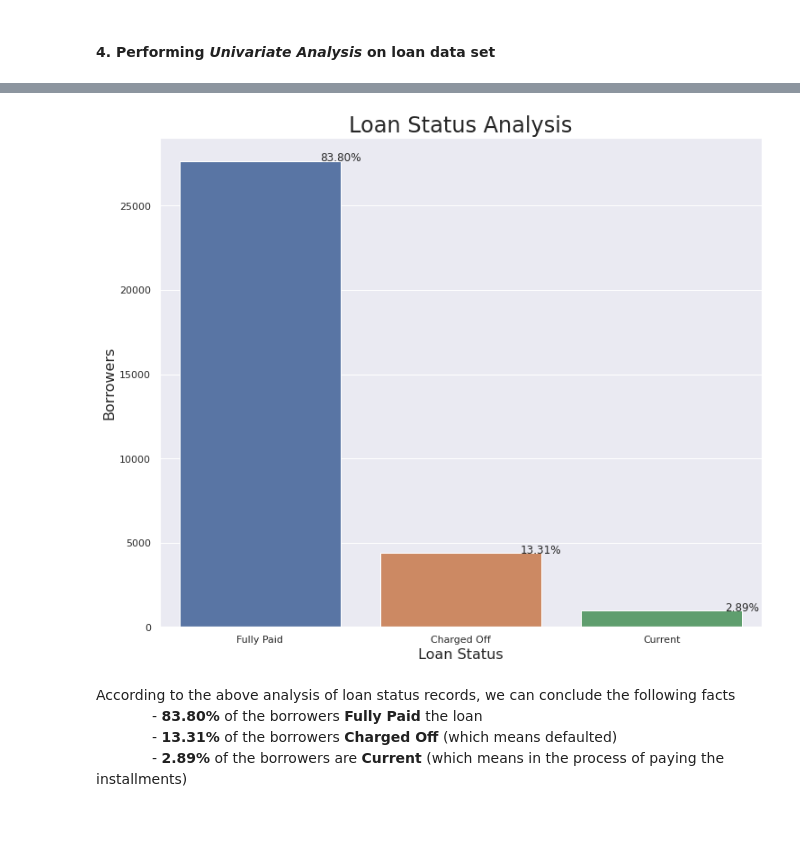
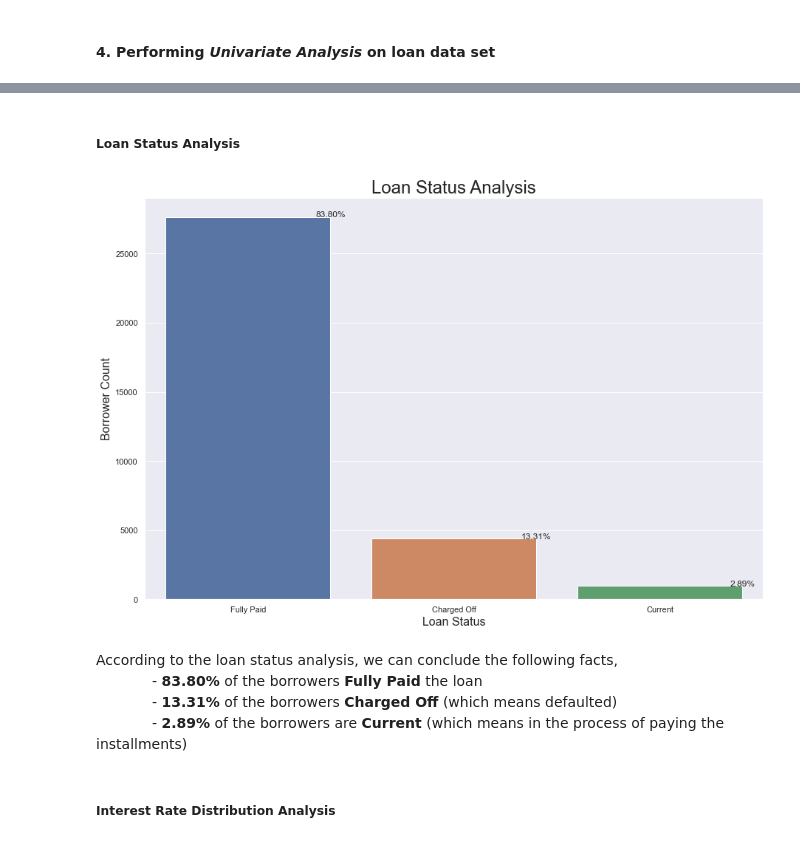
Before and after one commit to edwinttmm/LendingClubCaseStudy, a Jupyter notebook: LendingClubCaseStudySolution.ipynb, the cells around one changed output, grey strips where cells are left out. Cells and saved outputs as stored; diff of their text form; code cells hidden in the pictures.

Commit message:
Added more univariate analysis

```diff
--- a/LendingClubCaseStudySolution.ipynb
+++ b/LendingClubCaseStudySolution.ipynb
@@ -293,7 +293,7 @@ loan_data.emp_length = loan_data.emp_length.apply(lambda x: 0 if x=='< 1 year' e
 # %%
 # segregate last_pymnt_d into issue_d_month & issue_d_year
 loan_data['issue_d_month'] = loan_data.issue_d.str.split('-', 1).str[0]
-loan_data['issue_d_year'] = loan_data.issue_d.str.split('-', 1).str[1].apply(lambda x: '20'+x)
+loan_data['issue_d_year'] = loan_data.issue_d.str.split('-', 1).str[1].apply(lambda x: int('20'+x))
 # %%
 # segregate earliest_cr_line into earliest_cr_line_month & earliest_cr_line_year
 loan_data['earliest_cr_line_month'] = loan_data.earliest_cr_line.str.split('-', 1).str[0]
@@ -427,5 +436,6 @@ __As per the above vital sanity checks, we can ensure that the loan data set is
 # %%
-def univar(variable1,title,xlabel,yabel,a,b):
+# creating the method for plot bar chart
+def univar_bar(variable1,title,xlabel,yabel,a,b):
         counts = loan_data[variable1].value_counts().rename_axis(variable1).reset_index(name='count')
         sns.set(rc={'figure.figsize':(a,b)})
 
@@ -448,14 +459,18 @@ def uni_dist(variable2,title,xlabel,yabel):
         plt.xlabel(xlabel, fontsize=16);
         plt.ylabel(yabel, fontsize=16);
         plt.show()
+# %% [markdown]
+##### Loan Status Analysis
 # %%
-# plotting loan status including percentage
-univar('loan_status', 'Loan Status Analysis','Loan Status', 'Borrowers',12,10)
+# plotting the loan status including percentage
+univar_bar('loan_status', 'Loan Status Analysis','Loan Status', 'Borrower Count',15,10)
 # %% [output]
-[figure, old version]
+[figure, new version]
 # %% [markdown]
-According to the above analysis of loan status records, we can conclude the following facts <br>
+According to the loan status analysis, we can conclude the following facts,<br>
 &emsp;&emsp;&emsp;&emsp;-  __83.80%__ of the borrowers __Fully Paid__ the loan<br>
 &emsp;&emsp;&emsp;&emsp;-  __13.31%__ of the borrowers __Charged Off__ (which means defaulted)<br>
 &emsp;&emsp;&emsp;&emsp;-  __2.89%__ of the borrowers are __Current__ (which means in the process of paying the installments)<br>
+# %% [markdown]
+##### Interest Rate Distribution Analysis
 # %%
```
Also changed, not shown: parts of 26 cells of this notebook.
